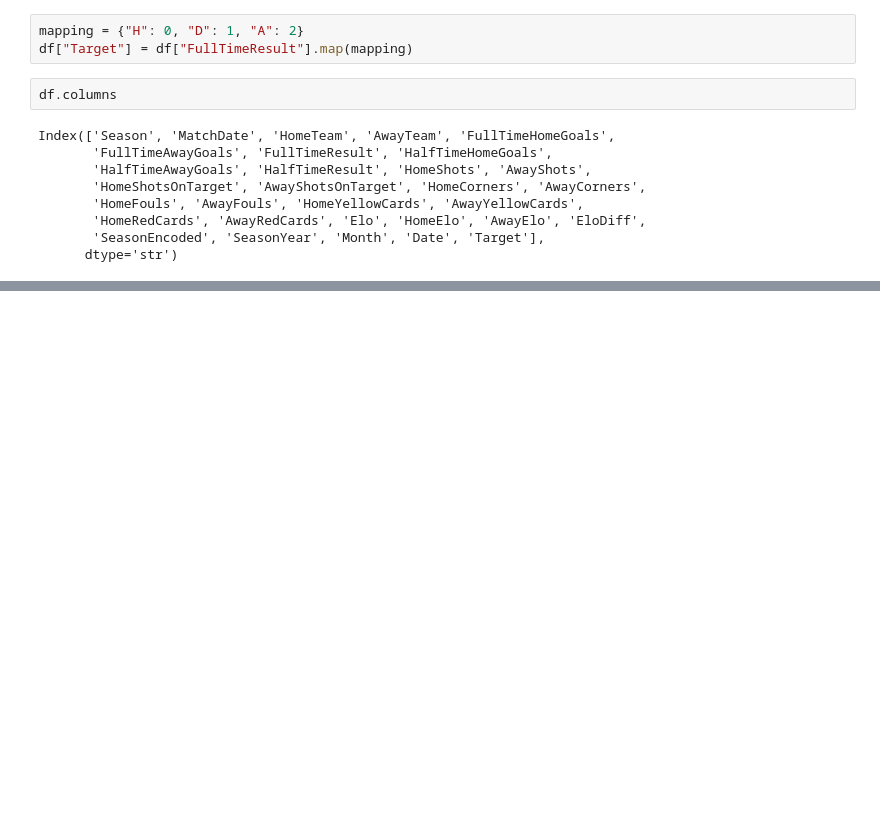
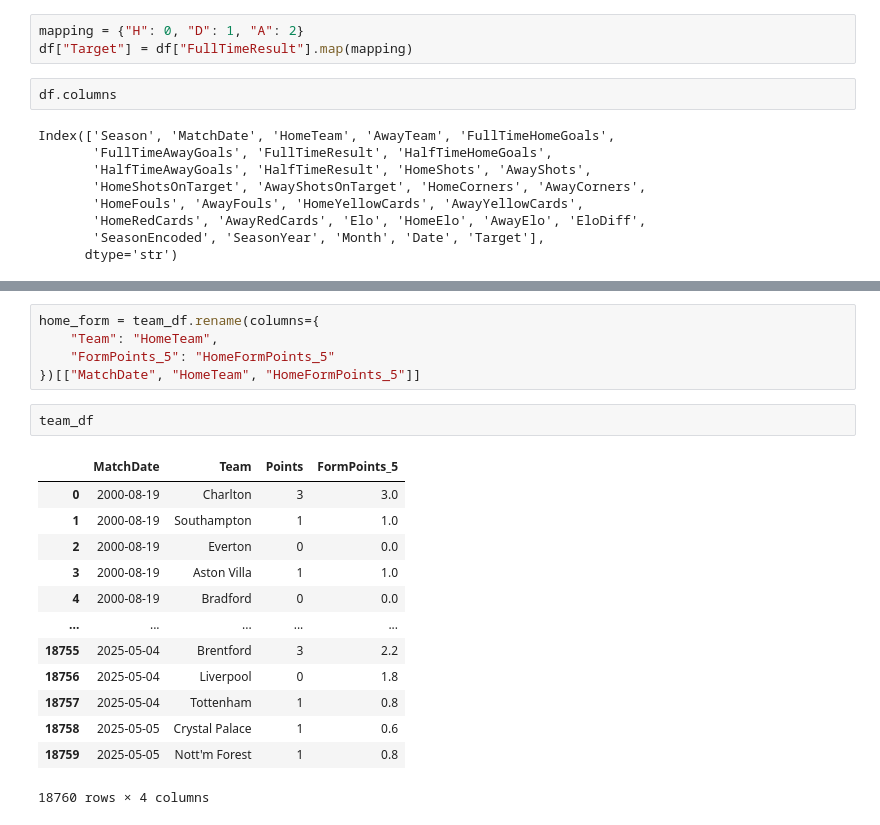
Before and after one commit to lewinskie254/EPL-Match-Outcome-Predictor, a Jupyter notebook: EPL_feature_engineering.ipynb, the cells around one changed output, grey strips where cells are left out. Saved outputs shown, nothing was run; the diff lists cells and outputs as text; blank space fills up the shorter version.

```diff
--- a/EPL_feature_engineering.ipynb
+++ b/EPL_feature_engineering.ipynb
@@ -369,0 +476,21 @@ Index(['Season', 'MatchDate', 'HomeTeam', 'AwayTeam', 'FullTimeHomeGoals',
+# %%
+home_form = team_df.rename(columns={
+    "Team": "HomeTeam",
+    "FormPoints_5": "HomeFormPoints_5"
+})[["MatchDate", "HomeTeam", "HomeFormPoints_5"]]
+# %%
+team_df
+# %% [output]
+|  | MatchDate | Team | Points | FormPoints_5 |
+| 0 | 2000-08-19 | Charlton | 3 | 3.0 |
+| 1 | 2000-08-19 | Southampton | 1 | 1.0 |
+| 2 | 2000-08-19 | Everton | 0 | 0.0 |
+| 3 | 2000-08-19 | Aston Villa | 1 | 1.0 |
+| 4 | 2000-08-19 | Bradford | 0 | 0.0 |
+| ... | ... | ... | ... | ... |
+| 18755 | 2025-05-04 | Brentford | 3 | 2.2 |
+| 18756 | 2025-05-04 | Liverpool | 0 | 1.8 |
+| 18757 | 2025-05-04 | Tottenham | 1 | 0.8 |
+| 18758 | 2025-05-05 | Crystal Palace | 1 | 0.6 |
+| 18759 | 2025-05-05 | Nott'm Forest | 1 | 0.8 |
+18760 rows × 4 columns
```
Also changed, not shown: parts of 23 cells of this notebook, 2 other files.
